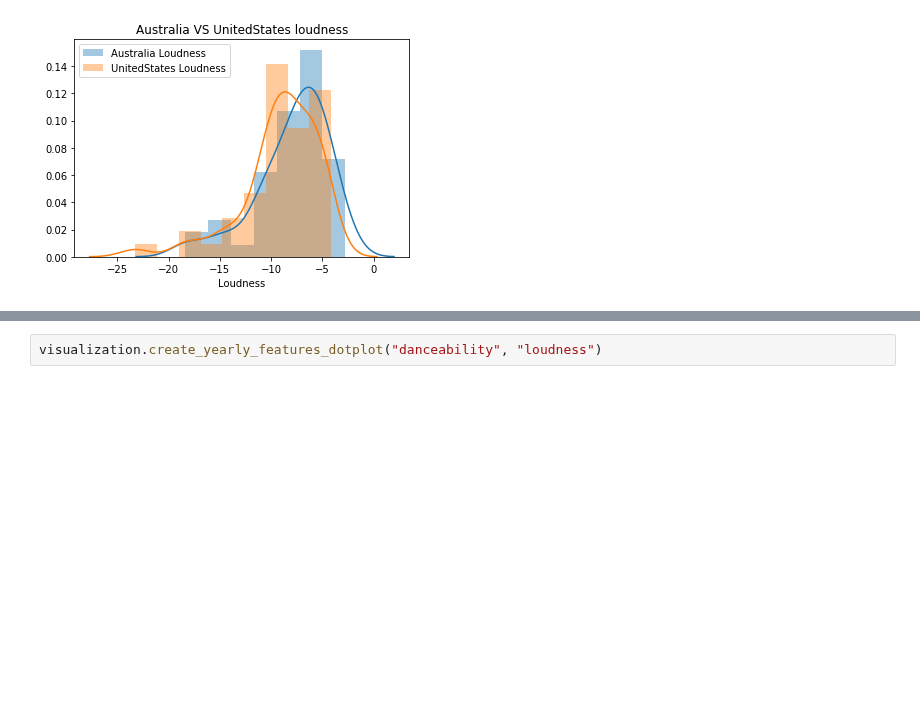
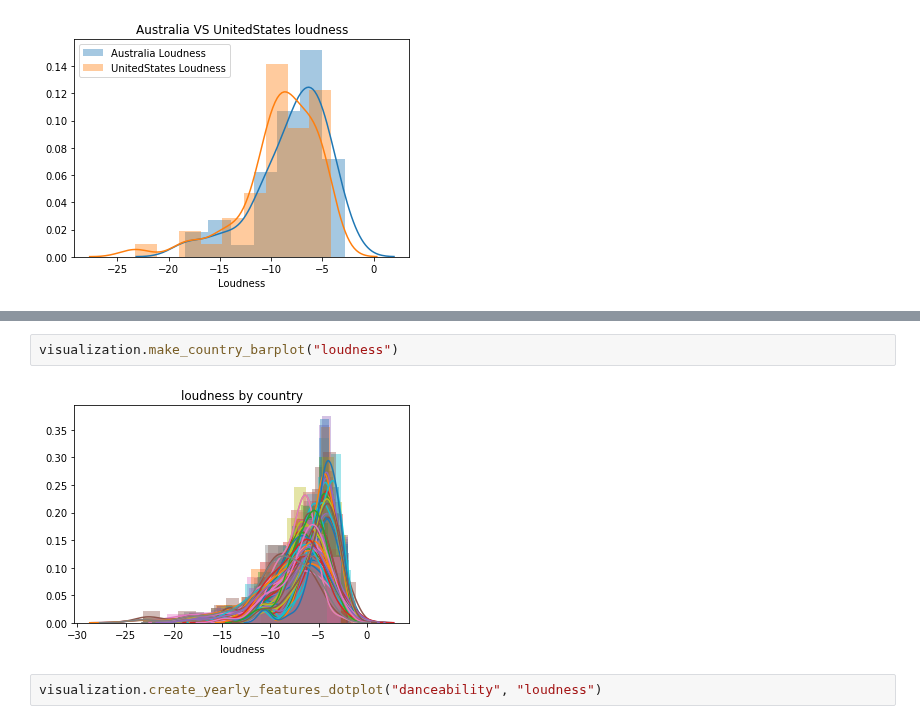
Before and after one commit to edgeslab/cs418-project-the-outliers, a Jupyter notebook: spotify-analysis/SpotifyAnalysis.ipynb, the cells around one changed output, grey strips where cells are left out. Saved outputs shown, nothing was run; the diff lists cells and outputs as text; blank space fills up the shorter version.

```diff
--- a/spotify-analysis/SpotifyAnalysis.ipynb
+++ b/spotify-analysis/SpotifyAnalysis.ipynb
@@ -89,3 +93,7 @@ visualization.makeLoudnessBarplot("Australia", "UnitedStates")
+# %%
+visualization.make_country_barplot("loudness")
+# %% [output]
+[figure, added]
 # %%
 visualization.create_yearly_features_dotplot("danceability", "loudness")
 # %% [output]
```
Also changed, not shown: parts of 2 cells of this notebook, 1 other file.
